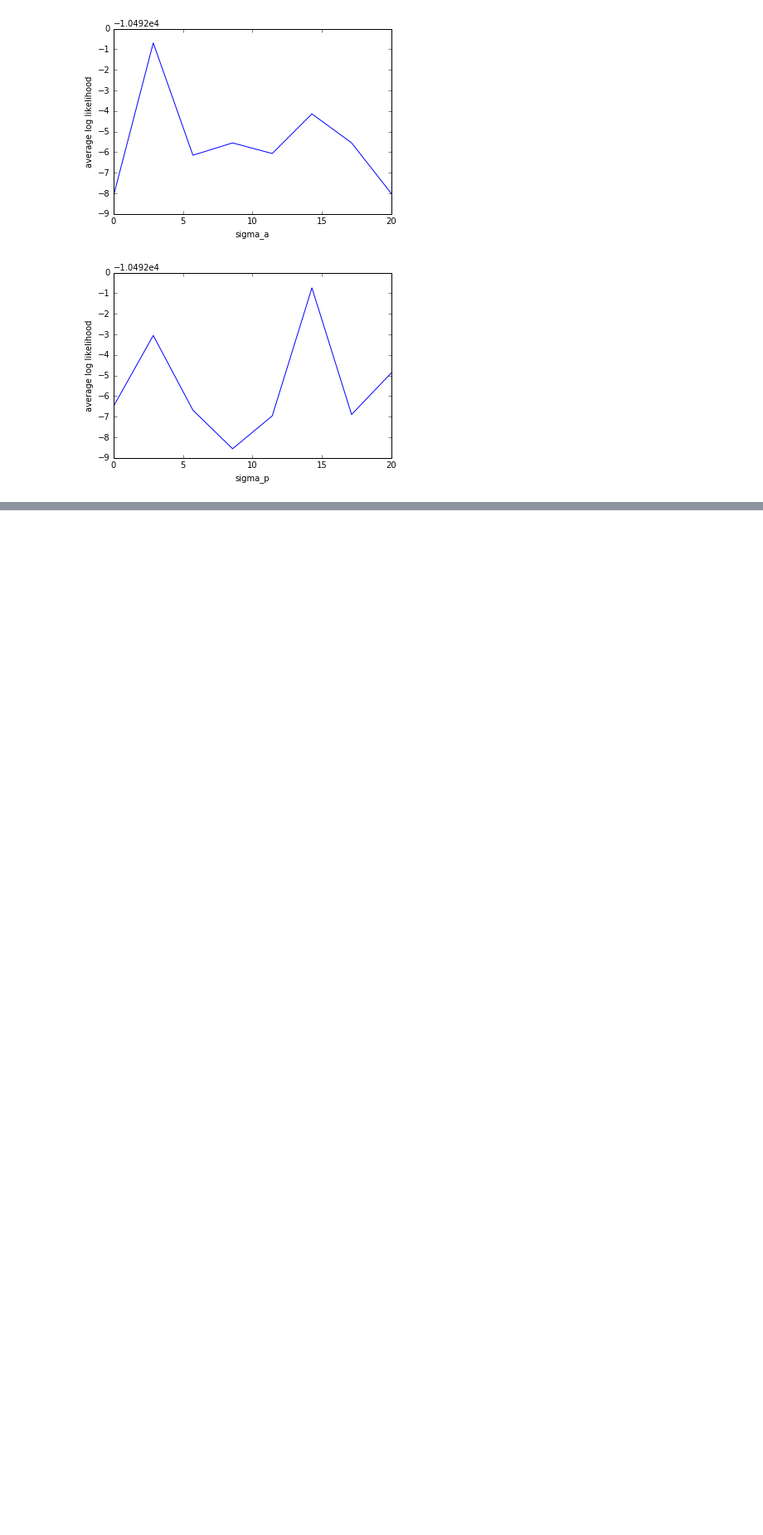
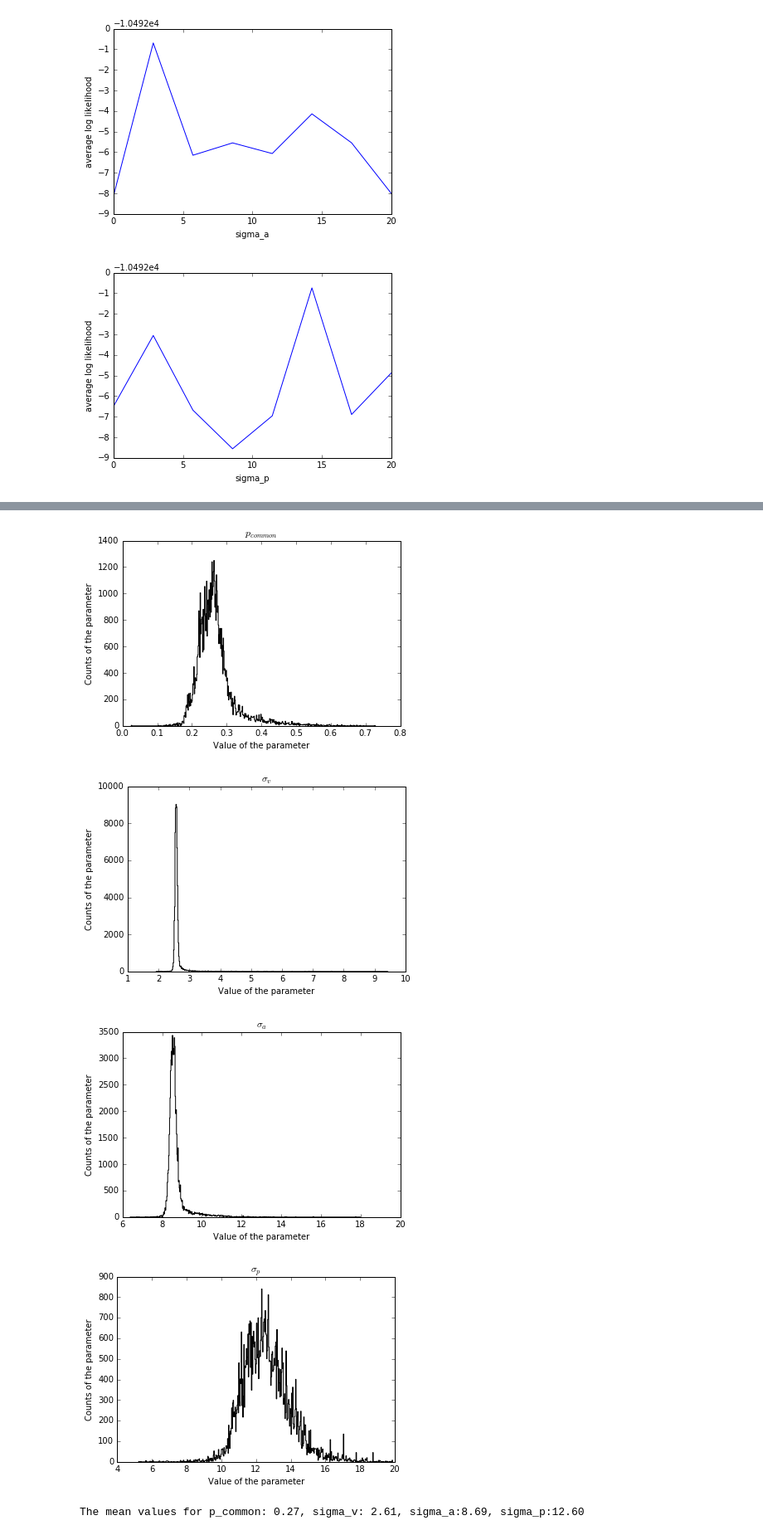
Before and after one commit to erensezener/bayes_is_the_way, a Jupyter notebook: notebook.ipynb, the cells around one changed output, grey strips where cells are left out. Shown at 83% size. Cells and saved outputs as stored; diff of their text form; code cells hidden in the pictures; blank space fills up the shorter version.

```diff
--- a/notebook.ipynb
+++ b/notebook.ipynb
@@ -525,0 +552,74 @@ mcmc()
+# %%
+N = int(1e4)
+
+true_params = lambda: None
+true_params.p_common = 0.3
+true_params.sigma_v = 2.1
+true_params.sigma_a = 9
+true_params.sigma_p = 12
+true_params.mu_p = 0
+
+cs = np.sign(np.random.rand(N) - true_params.p_common) / 2. + 1.5  # only consists of 1s and 2s
+is_class_1 = np.isclose(cs, 1.)
+s_samples = np.random.normal(true_params.mu_p, true_params.sigma_p, (N, 2))
+
+s_vs = s_samples[:, 0]
+
+s_as = np.zeros((N,))
+s_as[is_class_1] = s_samples[is_class_1, 0]
+s_as[np.logical_not(is_class_1)] = s_samples[np.logical_not(is_class_1), 1]
+
+
+s_as_discrete, _ = discretize_s(s_as)
+s_vs_discrete, _ = discretize_s(s_vs)
+
+
+estimated_s_vs, estimated_s_vs_index, estimated_s_as, estimated_s_as_index = generate_experiment_data(s_vs, s_as,
+                                                                                                      true_params)
+def calculate_log_likelihood_wrapper(param_arr):
+    param_limits = np.array([[0, 1], [0.001, 20], [0.001, 20], [0.001, 20]])
+    if not np.all(np.logical_and(param_arr > param_limits[:,0], param_arr < param_limits[:,1])):
+        return -10**300
+    params = lambda: None
+    params.p_common = param_arr[0]
+    params.sigma_v = param_arr[1]
+    params.sigma_a = param_arr[2]
+    params.sigma_p = param_arr[3]
+    params.mu_p = 0
+    t = calculate_log_likelihood(s_vs_discrete, s_as_discrete, estimated_s_vs_index, estimated_s_as_index, params)
+    if np.isnan(t):
+        return -np.Inf
+    else:
+        return t
+
+def mcmc(dump_name):
+    ndim = 4
+    # param_limits = np.array([[0, 1], [0.001, 20], [0.001, 20], [0.001, 20]])
+    nwalkers = ndim**4
+    start = np.random.uniform(0.001,20,(nwalkers,ndim))
+    start[:,0] = np.random.uniform(0,1,(nwalkers))
+    sampler = emcee.EnsembleSampler(nwalkers, ndim, calculate_log_likelihood_wrapper)
+    pos, prob, state = sampler.run_mcmc(start, 25)
+    sampler.reset()
+    sampler.run_mcmc(pos, 250)
+    dimensions =['$p_{common}$', '$\sigma_v$','$\sigma_a$', '$\sigma_p$']
+    for i in range(ndim):
+        plt.figure()
+        plt.hist(sampler.flatchain[:,i], 500, color="k", histtype="step")
+        plt.title(dimensions[i])
+        plt.xlabel('Value of the parameter')
+        plt.ylabel('Counts of the parameter')
+    plt.show()
+    sampler.flatchain.dump(dump_name)
+
+    mean_vals = np.mean(sampler.flatchain, axis=0)
+    figure = corner.corner(sampler.flatchain, labels=['$p_{common}$', '$\sigma_v$', '$\sigma_a$', '$\sigma_p$'],show_titles=True, title_kwargs={"fontsize": 12})
+    print('The mean values for p_common: {0:.2f}, sigma_v: {1:.2f}, sigma_a:{2:.2f}, sigma_p:{3:.2f}'.format(mean_vals[0], mean_vals[1], mean_vals[2], mean_vals[3]))
+
+mcmc('mcmc_case1.dump')
+# %% [output]
+[figure, added]
+[figure, added]
+[figure, added]
+[figure, added]
+The mean values for p_common: 0.27, sigma_v: 2.61, sigma_a:8.69, sigma_p:12.60
```
Also changed, not shown: parts of 8 cells of this notebook, 4 other files.
